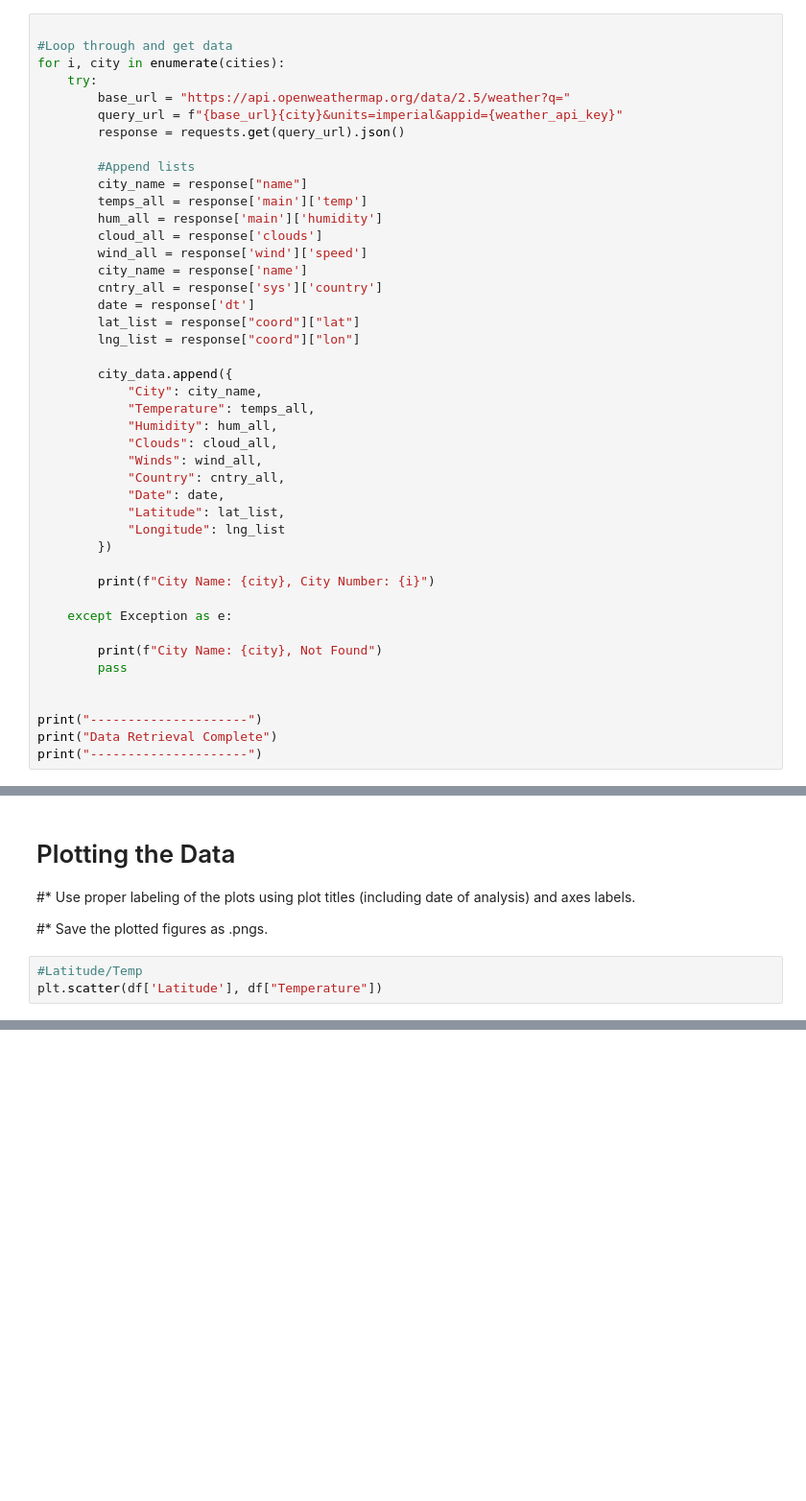
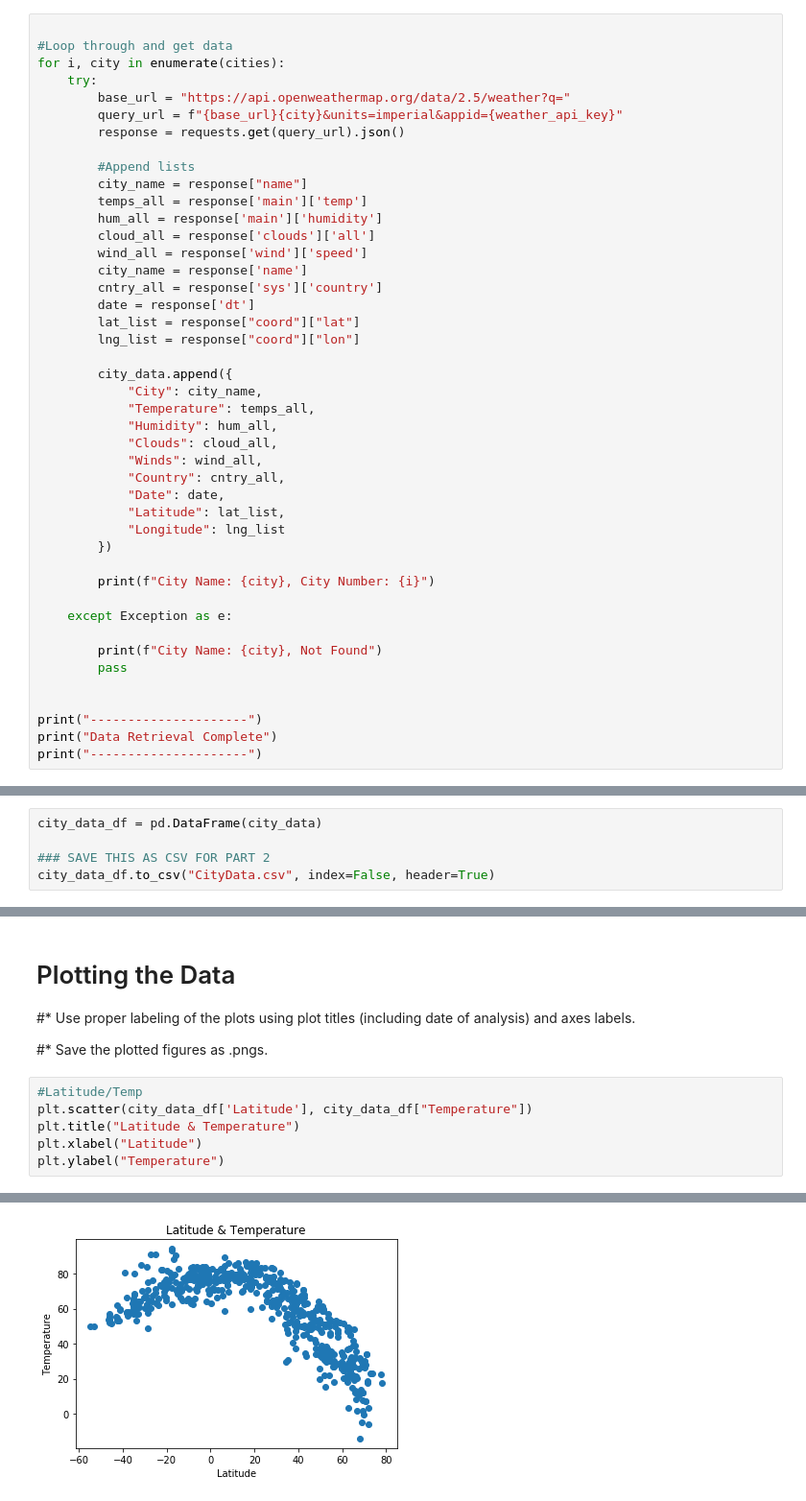
Before and after one commit to JStovall1/python-api-challenge, a Jupyter notebook: Weather-VacaPY/WeatherPY.ipynb, the cells around one changed output, grey strips where cells are left out. Shown at 96% size. Drawn from its saved outputs; the diff is of its cells as text; blank space fills up the shorter version.

```diff
--- a/Weather-VacaPY/WeatherPY.ipynb
+++ b/Weather-VacaPY/WeatherPY.ipynb
@@ -72,7 +72,7 @@ for i, city in enumerate(cities):
         city_name = response["name"]
         temps_all = response['main']['temp']
         hum_all = response['main']['humidity']
-        cloud_all = response['clouds']
+        cloud_all = response['clouds']['all']
         wind_all = response['wind']['speed']
         city_name = response['name']
         cntry_all = response['sys']['country']
@@ -121,5 +121,10 @@ City Name: zyryanovsk, City Number: 599
 ---------------------
 Data Retrieval Complete
 ---------------------
+# %%
+city_data_df = pd.DataFrame(city_data)
+
+### SAVE THIS AS CSV FOR PART 2
+city_data_df.to_csv("CityData.csv", index=False, header=True)
 # %%
 #Remove cities where humidity is > 100%
@@ -133,4 +161,8 @@ Data Retrieval Complete
 #* Save the plotted figures as .pngs.
 # %%
 #Latitude/Temp
-plt.scatter(df['Latitude'], df["Temperature"])
+plt.scatter(city_data_df['Latitude'], city_data_df["Temperature"])
+plt.title("Latitude & Temperature")
+plt.xlabel("Latitude")
+plt.ylabel("Temperature")
+# %% [output]
@@ -136,0 +170 @@ plt.scatter(df['Latitude'], df["Temperature"])
+[figure, added]
```
Also changed, not shown: parts of 26 cells of this notebook, 14 other files.
